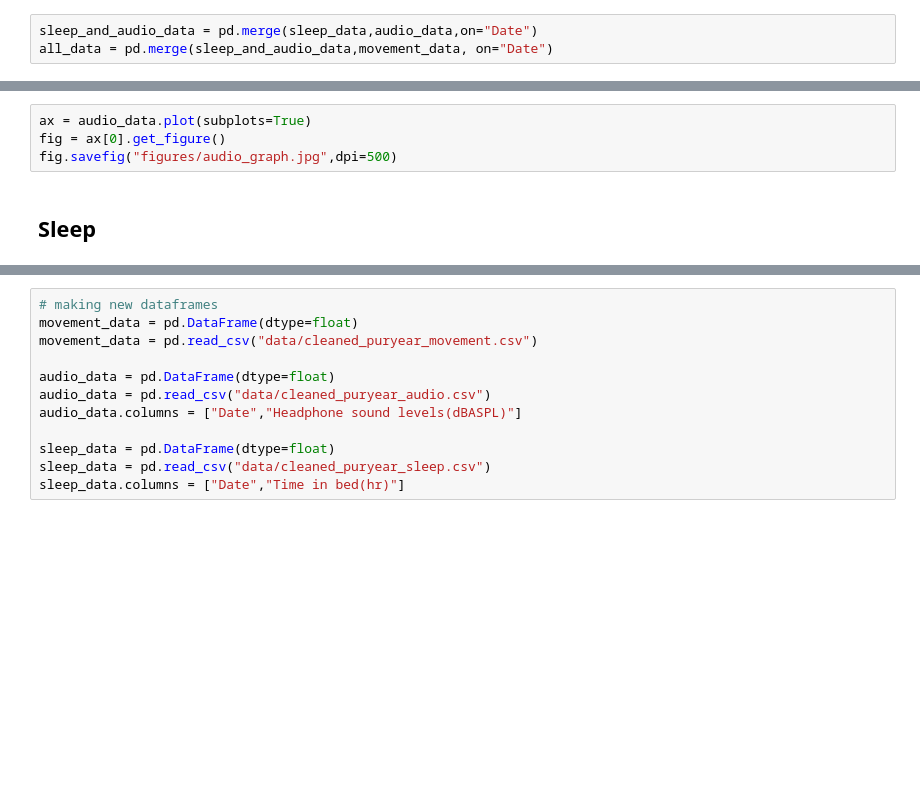
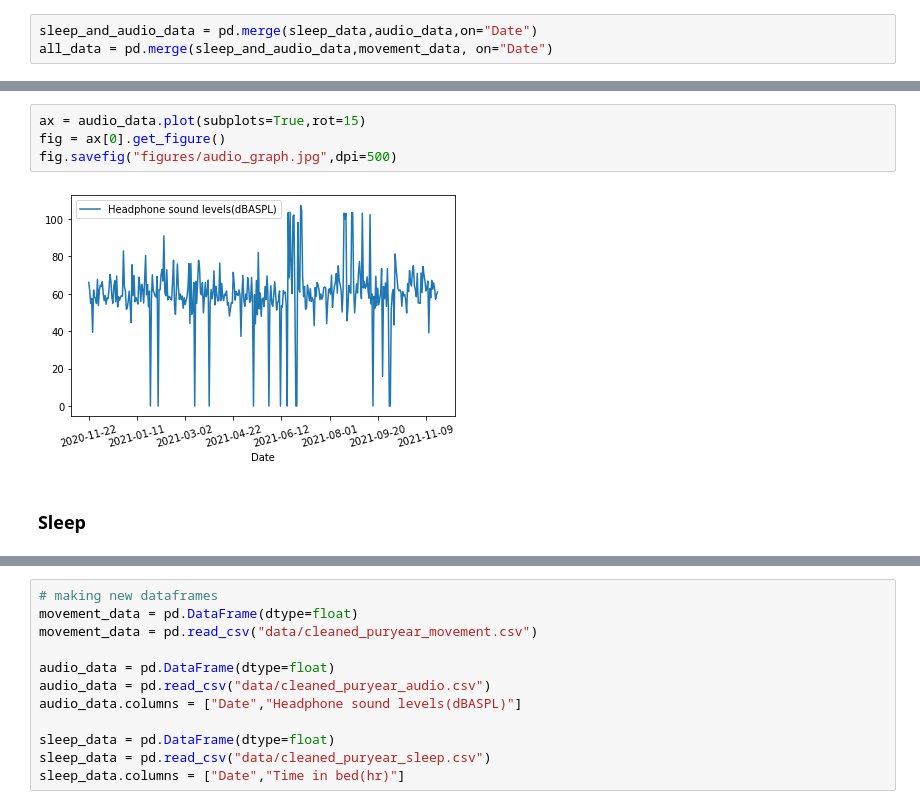
Before and after one commit to Ben10164/CPSC222-Project, a Jupyter notebook: project.ipynb, the cells around one changed output, grey strips where cells are left out. Cells and saved outputs as stored; diff of their text form; blank space fills up the shorter version.

```diff
--- a/project.ipynb
+++ b/project.ipynb
@@ -164,7 +167,9 @@ fig.savefig("figures/movement_graph.jpg",dpi=500)
 # %%
-ax = audio_data.plot(subplots=True)
+ax = audio_data.plot(subplots=True,rot=15)
 fig = ax[0].get_figure()
 fig.savefig("figures/audio_graph.jpg",dpi=500)
+# %% [output]
+[figure, added]
 # %% [markdown]
-## Sleep
+### Sleep
 # %%
```
Also changed, not shown: parts of 49 cells of this notebook, 9 other files.
